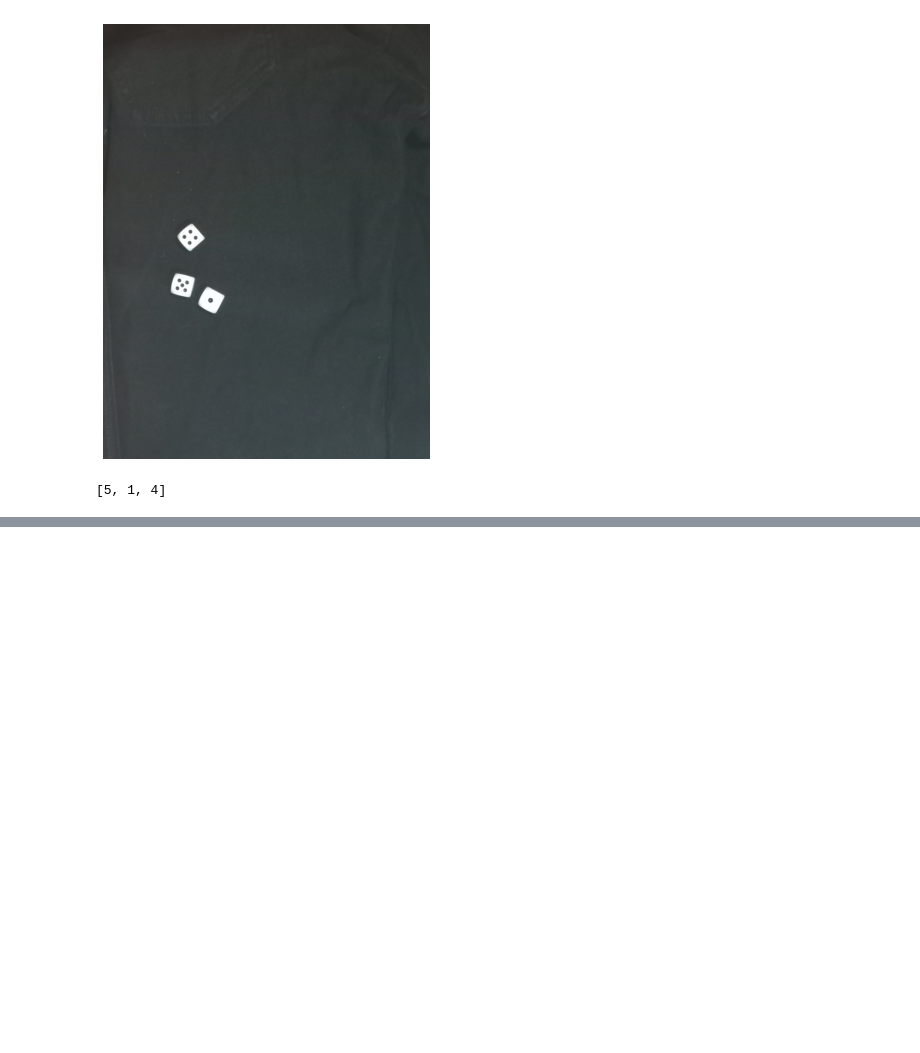
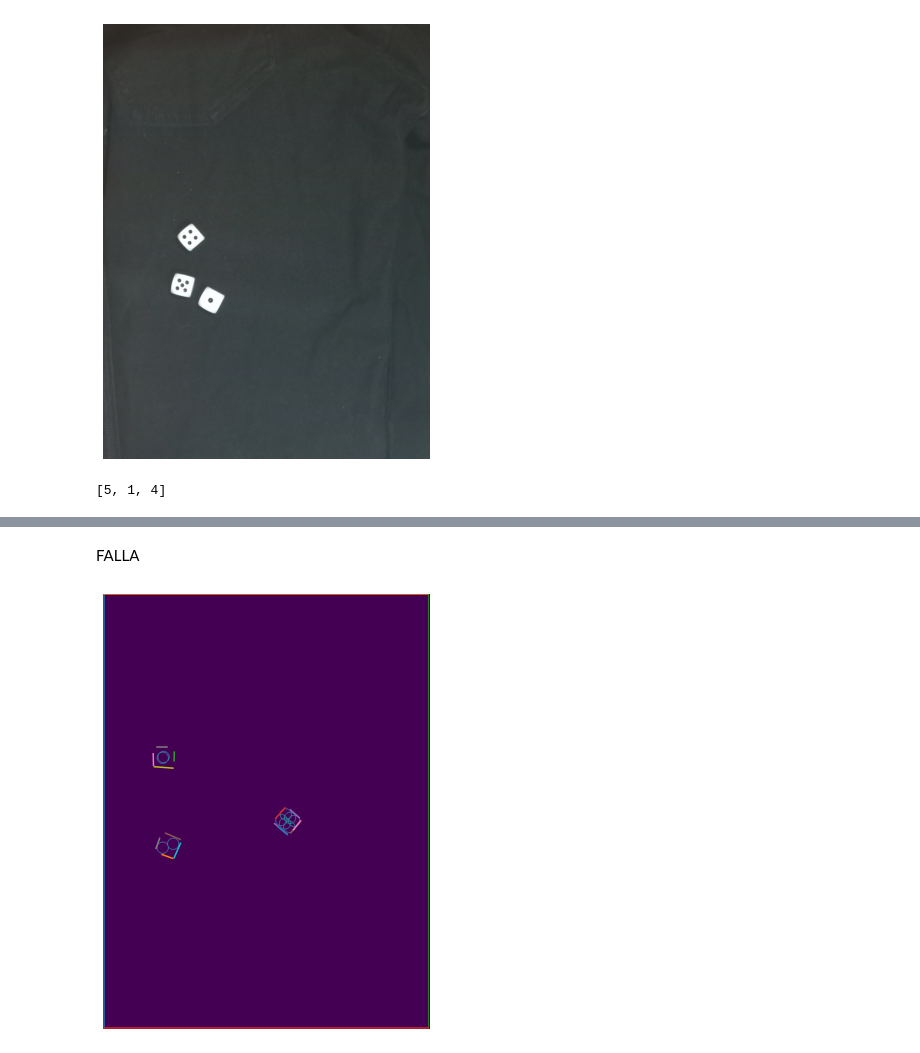
Before and after one commit to ChristopherMoralesA/Tarea-3-Vision, a Jupyter notebook: Tarea_3.ipynb, the cells around one changed output, grey strips where cells are left out. Cells and saved outputs as stored; diff of their text form; code cells hidden in the pictures; blank space fills up the shorter version.

```diff
--- a/Tarea_3.ipynb
+++ b/Tarea_3.ipynb
@@ -540,0 +561,21 @@ segmentacion_por_dado(centroides,puntos_unicos)
+# %% [markdown]
+FALLA
+# %%
+SEEDS=puntos_unicos
+
+plt.figure(figsize = (6,8))
+seeds_img = np.zeros((SIZE[0],SIZE[1]), dtype=np.uint32)
+for seed in SEEDS:
+    rr, cc = circle_perimeter(np.uint16(seed[1]), np.uint16(seed[0]), 20)
+    seeds_img[rr,cc] = 1
+
+
+plt.imshow(edgesHT * 0)
+for line in linesHT1:
+    p0, p1 = line
+    plt.plot((p0[0], p1[0]), (p0[1], p1[1]))
+plt.imshow(seeds_img)
+plt.axis('off')
+plt.show()
+# %% [output]
+[figure, added]
```
Also changed, not shown: parts of 15 cells of this notebook, 1 other file.
